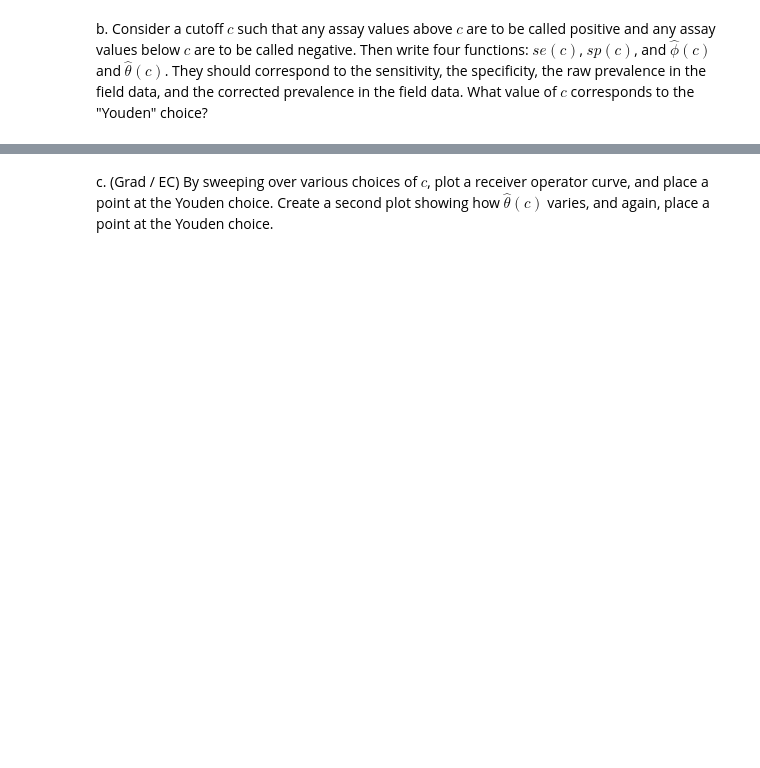
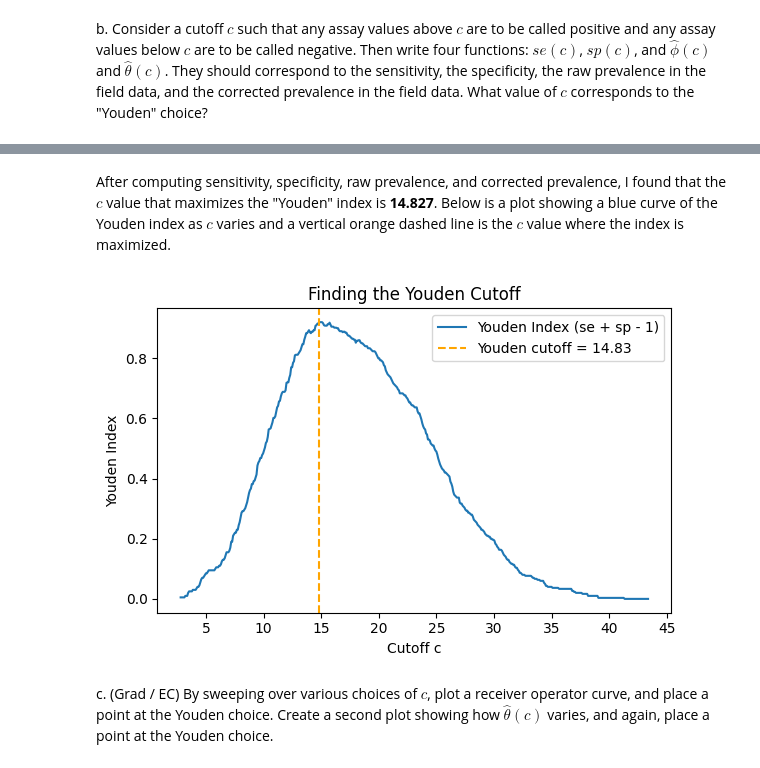
Before and after one commit to mathstud/csci5897, a Jupyter notebook: Homeworks/hw_4.ipynb, the cells around one changed output, grey strips where cells are left out. Drawn from its saved outputs; the diff is of its cells as text; code cells hidden in the pictures; blank space fills up the shorter version.

```diff
--- a/Homeworks/hw_4.ipynb
+++ b/Homeworks/hw_4.ipynb
@@ -626,2 +728,17 @@ b. Consider a cutoff $c$ such that any assay values above $c$ are to be called p
+# %% [markdown]
+After computing sensitivity, specificity, raw prevalence, and corrected prevalence, I found that the $c$ value that maximizes the "Youden" index is **14.827**. Below is a plot showing a blue curve of the Youden index as $c$ varies and a vertical orange dashed line is the $c$ value where the index is maximized.
+# %%
+# Visualize
+plt.figure(figsize=(6,4))
+plt.plot(cutoffs, youden_index, label='Youden Index (se + sp - 1)')
+plt.axvline(c_youden, color='orange', linestyle='--', label=f'Youden cutoff = {c_youden:.2f}')
+plt.xlabel('Cutoff c')
+plt.ylabel('Youden Index')
+plt.legend()
+plt.title('Finding the Youden Cutoff')
+plt.tight_layout()
+plt.show()
+# %% [output]
+[figure, added]
 # %% [markdown]
 c. (Grad / EC) By sweeping over various choices of $c$, plot a receiver operator curve, and place a point at the Youden choice. Create a second plot showing how $\hat{\theta}(c)$ varies, and again, place a point at the Youden choice.
```
Also changed, not shown: parts of 12 cells of this notebook.
